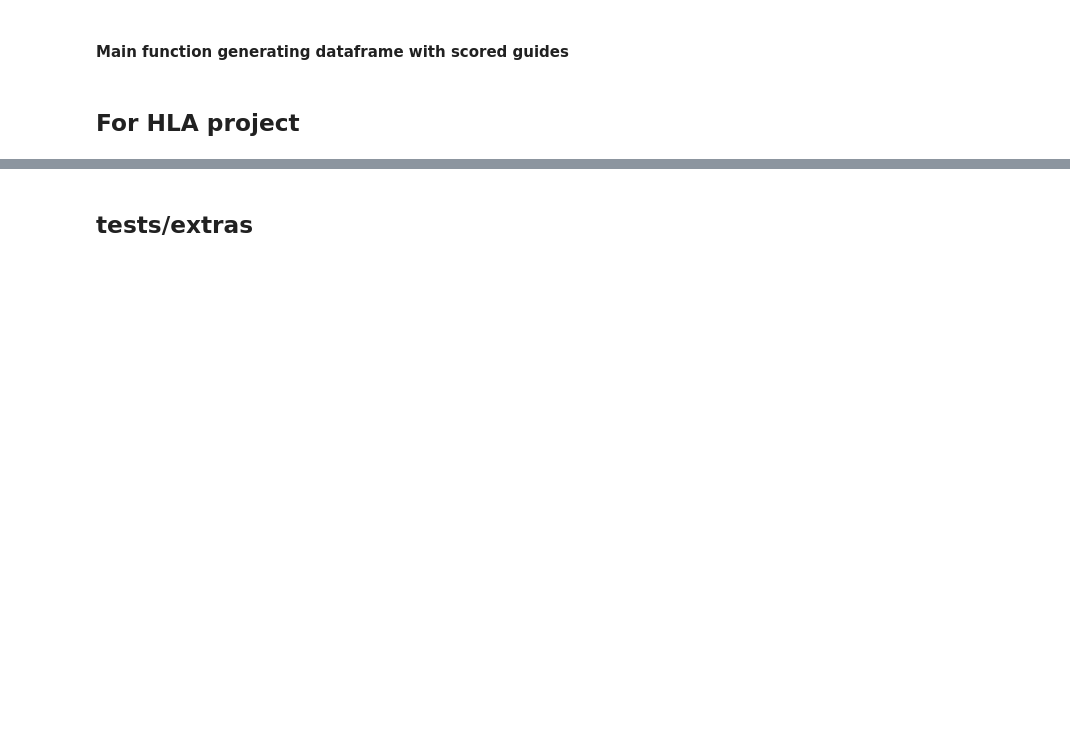
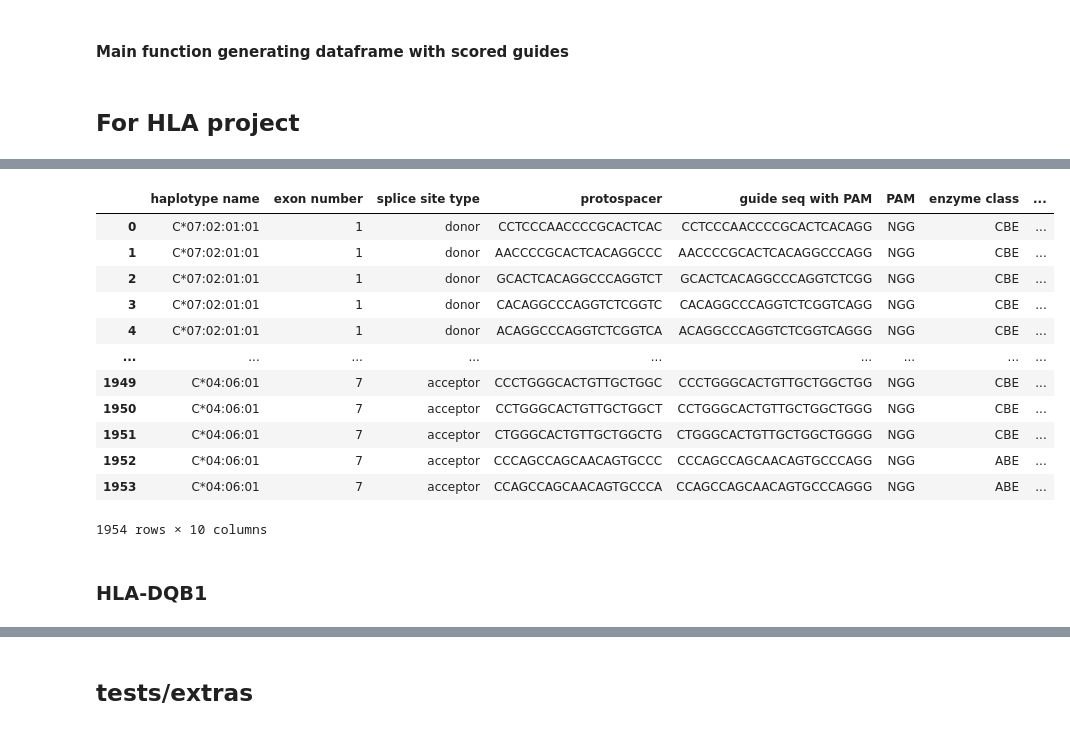
Before and after one commit to asdfghjkate/HLA_spliceEdit, a Jupyter notebook: spliceR_python_HLA.ipynb, the cells around one changed output, grey strips where cells are left out. Cells and saved outputs as stored; diff of their text form; code cells hidden in the pictures; blank space fills up the shorter version.

```diff
--- a/spliceR_python_HLA.ipynb
+++ b/spliceR_python_HLA.ipynb
@@ -402,0 +509,51 @@ HLA_A_output_df.to_csv('HLA_A_all_haps_splice_site_BE_test1.csv', index=False)
+# %%
+hla_c_n_to_a = pd.read_csv("HLA_C_name_to_accession.txt", sep="\t")
+hla_c_n_to_a
+HLA_C_name_to_accession = dict(zip(hla_c_n_to_a['name'], hla_c_n_to_a['accession']))
+HLA_C_name_to_accession
+len(HLA_C_name_to_accession) # 35 target haplotypes
+# %%
+#### running spliceR on all HLA C common haplotypes
+
+# initializing empty dataframe to store results
+cols = ['haplotype name', 'exon number', 'splice site type', 'protospacer', 'guide seq with PAM', 'PAM', 'enzyme class', 'CBE/ABE position', 'guide score', 'cDNA disruption pct']
+HLA_C_output_df = pd.DataFrame(columns=cols)
+
+motif_weights_filepath = "./motif_weights.tsv"
+position_weights_filepath = "./position_weights.tsv"
+motif_weights_dict, position_weights_dict = parse_motif_position_weights(motif_weights_filepath, position_weights_filepath)
+
+for haplotype in HLA_C_name_to_accession:
+    print(haplotype)
+    accession = HLA_C_name_to_accession[haplotype]
+    hap_url = f"https://www.ebi.ac.uk/cgi-bin/ipd/api/allele/{accession}"
+    # print(hp_url)
+    hap_info = parse_json(file_url=hap_url)
+    genomic_features = hap_info['genomic_features']
+    coding_features = hap_info['coding_features']
+    genomic_sequence = hap_info['genomic_sequence']
+    coding_sequence = hap_info['sequences']['coding']
+
+    hap_out = spliceR_main(
+        genomic_features,
+        coding_features,
+        genomic_sequence,
+        coding_sequence,
+        motif_weights_dict,
+        position_weights_dict,
+        output_as_df = True,
+        haplotype_name = haplotype,
+        guide_length = 20,
+        pam = "NGG",
+        flank_length = 20,
+        CBE = True,
+        ABE = True,
+        SA = True,
+        SD = True,
+        logistic_adjust = 1
+    )
+    HLA_C_output_df = pd.concat([HLA_C_output_df, hap_out], axis=0, ignore_index=True)
+
+
+HLA_C_output_df
+# %% [output]
@@ -402,0 +578,13 @@ HLA_A_output_df.to_csv('HLA_A_all_haps_splice_site_BE_test1.csv', index=False)
+|  | haplotype name | exon number | splice site type | protospacer | guide seq with PAM | PAM | enzyme class | ... |
+| 0 | C*07:02:01:01 | 1 | donor | CCTCCCAACCCCGCACTCAC | CCTCCCAACCCCGCACTCACAGG | NGG | CBE | ... |
+| 1 | C*07:02:01:01 | 1 | donor | AACCCCGCACTCACAGGCCC | AACCCCGCACTCACAGGCCCAGG | NGG | CBE | ... |
+| 2 | C*07:02:01:01 | 1 | donor | GCACTCACAGGCCCAGGTCT | GCACTCACAGGCCCAGGTCTCGG | NGG | CBE | ... |
+| 3 | C*07:02:01:01 | 1 | donor | CACAGGCCCAGGTCTCGGTC | CACAGGCCCAGGTCTCGGTCAGG | NGG | CBE | ... |
+| 4 | C*07:02:01:01 | 1 | donor | ACAGGCCCAGGTCTCGGTCA | ACAGGCCCAGGTCTCGGTCAGGG | NGG | CBE | ... |
+| ... | ... | ... | ... | ... | ... | ... | ... | ... |
+| 1949 | C*04:06:01 | 7 | acceptor | CCCTGGGCACTGTTGCTGGC | CCCTGGGCACTGTTGCTGGCTGG | NGG | CBE | ... |
+| 1950 | C*04:06:01 | 7 | acceptor | CCTGGGCACTGTTGCTGGCT | CCTGGGCACTGTTGCTGGCTGGG | NGG | CBE | ... |
+| 1951 | C*04:06:01 | 7 | acceptor | CTGGGCACTGTTGCTGGCTG | CTGGGCACTGTTGCTGGCTGGGG | NGG | CBE | ... |
+| 1952 | C*04:06:01 | 7 | acceptor | CCCAGCCAGCAACAGTGCCC | CCCAGCCAGCAACAGTGCCCAGG | NGG | ABE | ... |
+| 1953 | C*04:06:01 | 7 | acceptor | CCAGCCAGCAACAGTGCCCA | CCAGCCAGCAACAGTGCCCAGGG | NGG | ABE | ... |
+1954 rows × 10 columns
@@ -402,0 +594,2 @@ HLA_A_output_df.to_csv('HLA_A_all_haps_splice_site_BE_test1.csv', index=False)
+# %% [markdown]
+### HLA-DQB1
```
Also changed, not shown: parts of 24 cells of this notebook, 2 other files.
